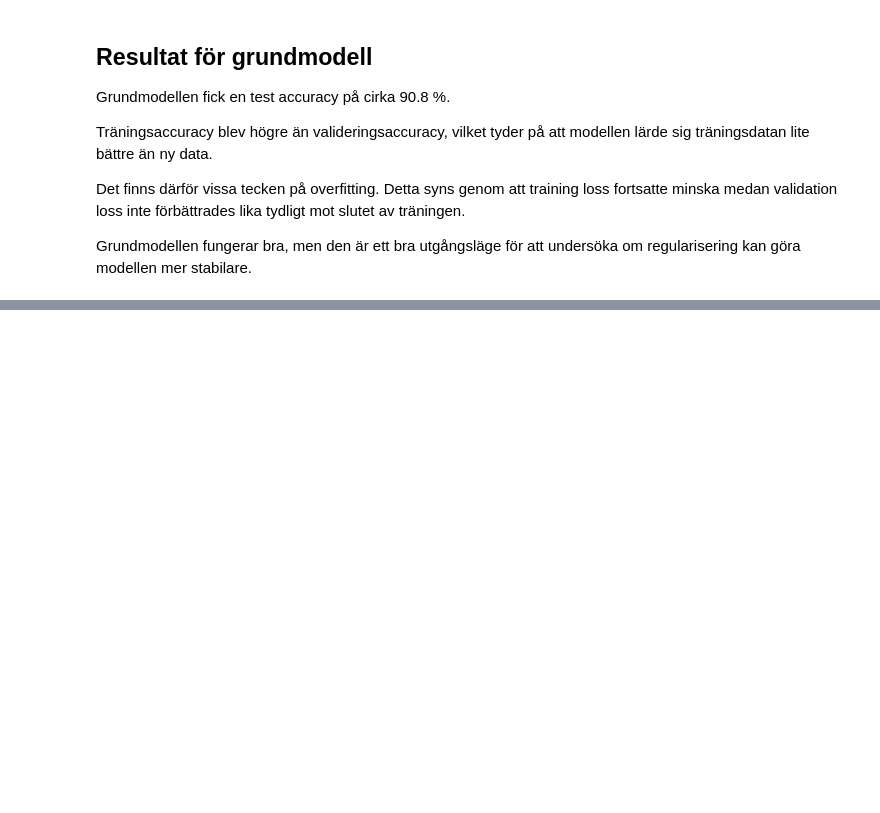
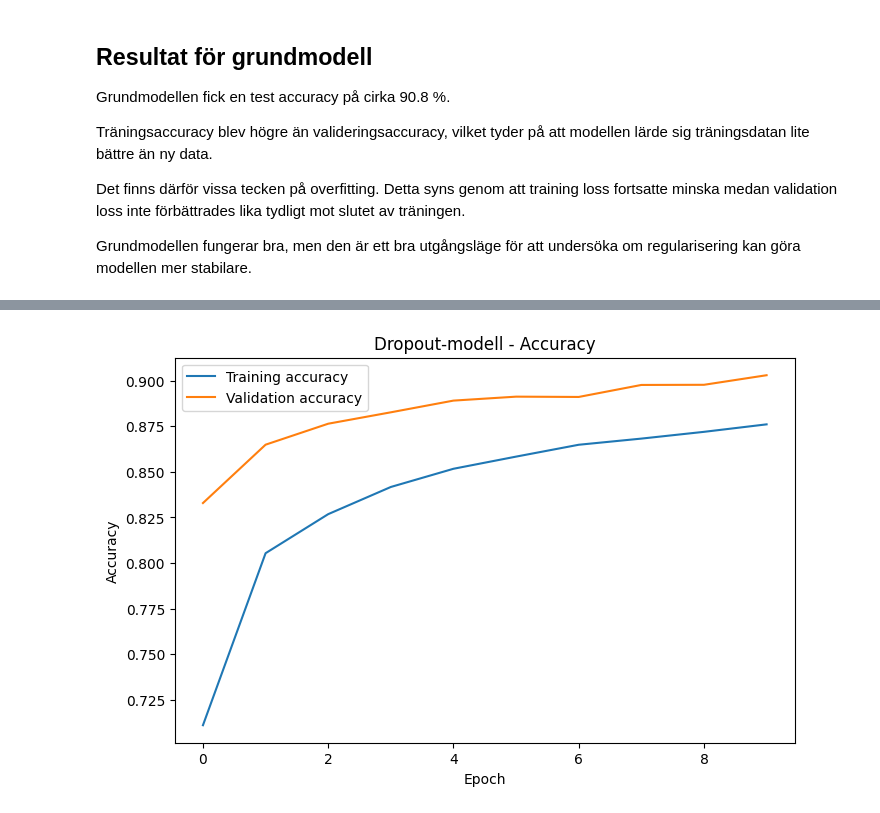
Before and after one commit to SoroushGReza/fashion-mnist-regularisering, a Jupyter notebook: notebook/fashion_mnist_regularisering.ipynb, the cells around one changed output, grey strips where cells are left out. Saved outputs shown, nothing was run; the diff lists cells and outputs as text; code cells hidden in the pictures; blank space fills up the shorter version.

Commit message:
Train dropout regularization model

```diff
--- a/notebook/fashion_mnist_regularisering.ipynb
+++ b/notebook/fashion_mnist_regularisering.ipynb
@@ -368,0 +427,9 @@ Grundmodellen fungerar bra, men den är ett bra utgångsläge för att undersök
+# %%
+history_dropout = dropout_model.fit(
+    x_train,
+    y_train,
+    epochs=10,
+    batch_size=64,
+    validation_split=0.2,
+    verbose=1
+)
@@ -368,0 +469,14 @@ Grundmodellen fungerar bra, men den är ett bra utgångsläge för att undersök
+# %%
+plt.figure(figsize=(8,5))
+
+plt.plot(history_dropout.history["accuracy"], label="Training accuracy")
+plt.plot(history_dropout.history["val_accuracy"], label="Validation accuracy")
+
+plt.title("Dropout-modell - Accuracy")
+plt.xlabel("Epoch")
+plt.ylabel("Accuracy")
+plt.legend()
+
+plt.show()
+# %% [output]
+[figure, added]
```
Also changed, not shown: parts of 6 cells of this notebook.
